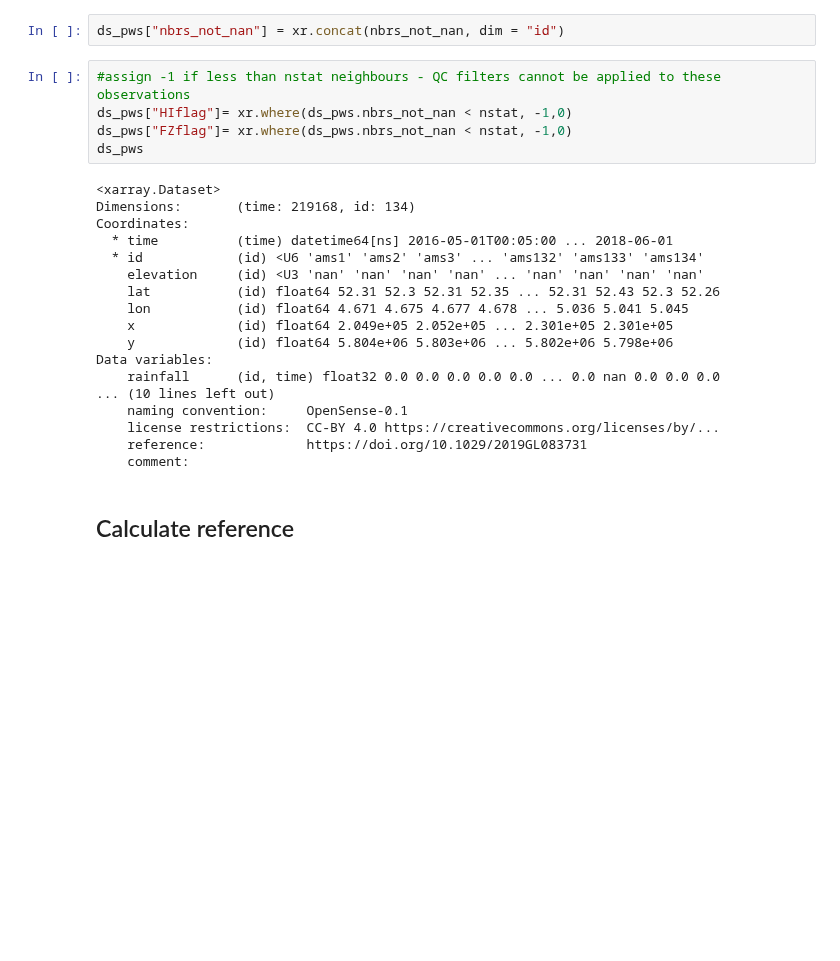
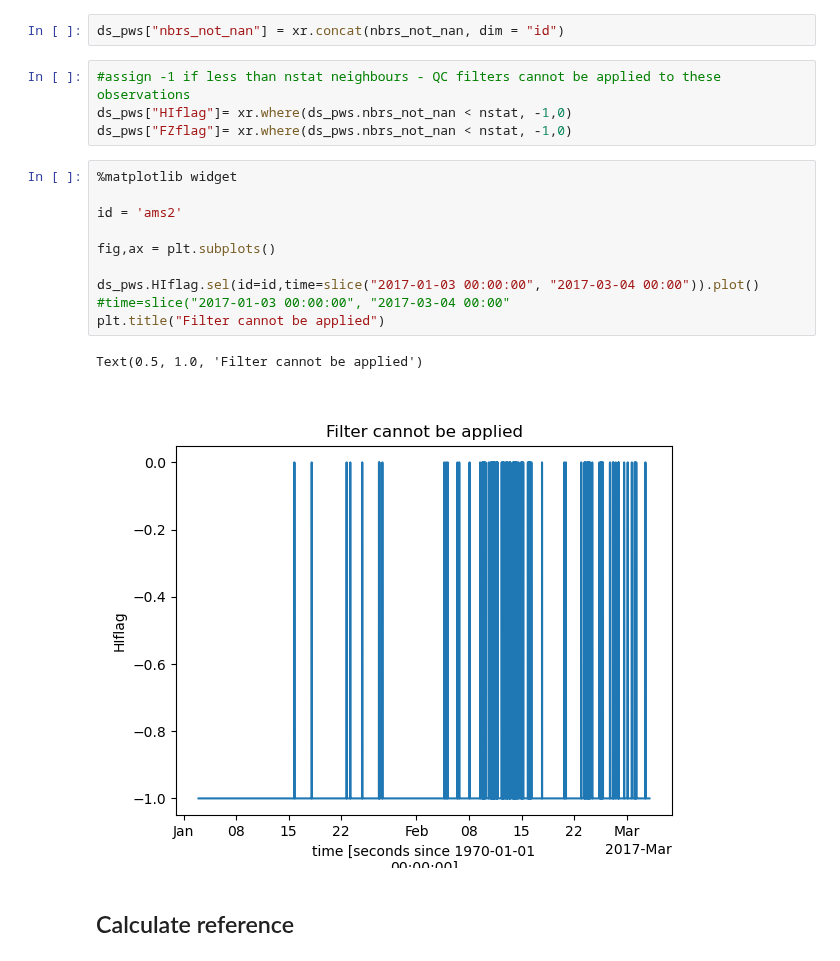
Before and after one commit to lepetersson/pypwsqc, a Jupyter notebook: docs/notebooks/HI_filter.ipynb, the cells around one changed output. Drawn from its saved outputs; the diff is of its cells as text; blank space fills up the shorter version.

Commit message:
full functionality of HI filter

```diff
--- a/docs/notebooks/HI_filter.ipynb
+++ b/docs/notebooks/HI_filter.ipynb
@@ -96,25 +95,18 @@ ds_pws["nbrs_not_nan"] = xr.concat(nbrs_not_nan, dim = "id")
 #assign -1 if less than nstat neighbours - QC filters cannot be applied to these observations
 ds_pws["HIflag"]= xr.where(ds_pws.nbrs_not_nan < nstat, -1,0)
 ds_pws["FZflag"]= xr.where(ds_pws.nbrs_not_nan < nstat, -1,0)
-ds_pws
-# %% [output]
-<xarray.Dataset>
-Dimensions:       (time: 219168, id: 134)
-Coordinates:
-  * time          (time) datetime64[ns] 2016-05-01T00:05:00 ... 2018-06-01
-  * id            (id) <U6 'ams1' 'ams2' 'ams3' ... 'ams132' 'ams133' 'ams134'
-    elevation     (id) <U3 'nan' 'nan' 'nan' 'nan' ... 'nan' 'nan' 'nan' 'nan'
-    lat           (id) float64 52.31 52.3 52.31 52.35 ... 52.31 52.43 52.3 52.26
-    lon           (id) float64 4.671 4.675 4.677 4.678 ... 5.036 5.041 5.045
-    x             (id) float64 2.049e+05 2.052e+05 ... 2.301e+05 2.301e+05
-    y             (id) float64 5.804e+06 5.803e+06 ... 5.802e+06 5.798e+06
-Data variables:
-    rainfall      (id, time) float32 0.0 0.0 0.0 0.0 0.0 ... 0.0 nan 0.0 0.0 0.0
-... (10 lines left out)
-    naming convention:     OpenSense-0.1
-    license restrictions:  CC-BY 4.0 https://creativecommons.org/licenses/by/...
-    reference:             https://doi.org/10.1029/2019GL083731
-    comment:
+# %%
+%matplotlib widget
+
+id = 'ams2'
+
+fig,ax = plt.subplots()
+
+ds_pws.HIflag.sel(id=id,time=slice("2017-01-03 00:00:00", "2017-03-04 00:00")).plot() #time=slice("2017-01-03 00:00:00", "2017-03-04 00:00"
+plt.title("Filter cannot be applied")
+# %% [output]
+Text(0.5, 1.0, 'Filter cannot be applied')
+[figure, added]
 # %% [markdown]
 ## Calculate reference
 # %% [markdown]
```
Also changed, not shown: parts of 38 cells of this notebook, 1 other file.
